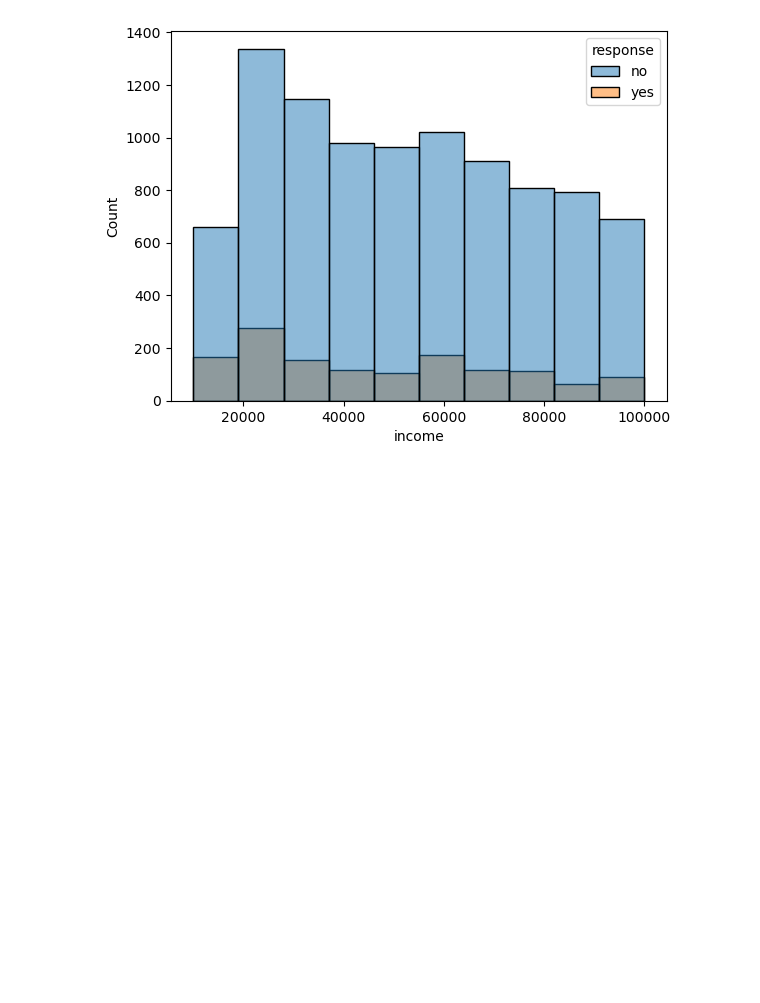
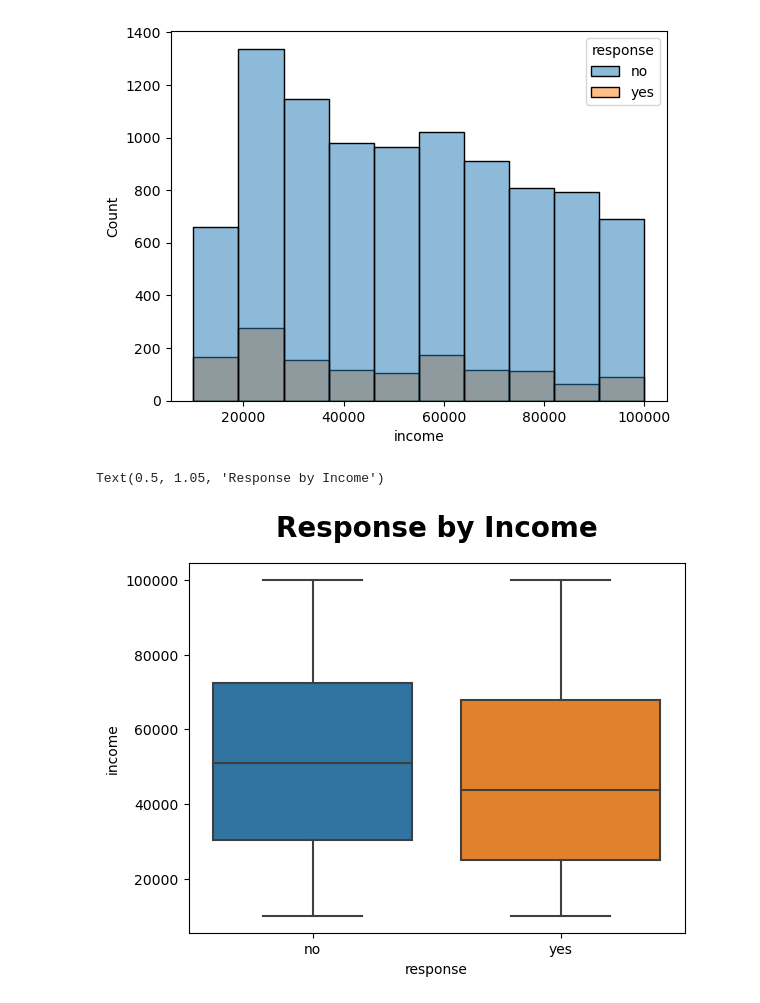
Before and after one commit to dablancog/Angelica_Ironhack_Labs, a Jupyter notebook: Week_2/Angelica_Week2_Activity3_and_4.ipynb, the cells around one changed output. Cells and saved outputs as stored; diff of their text form; code cells hidden in the pictures; blank space fills up the shorter version.

```diff
--- a/Week_2/Angelica_Week2_Activity3_and_4.ipynb
+++ b/Week_2/Angelica_Week2_Activity3_and_4.ipynb
@@ -244,3 +252,9 @@ sns.histplot(x = numericals['income'], hue = categoricals['response'], bins = 10
 # %% [output]
 <AxesSubplot:xlabel='income', ylabel='Count'>
 [figure]
+# %%
+sns.boxplot(x='response', y = 'income', data = customer_df)
+plt.title('Response by Income', size='20', fontweight='bold', y = 1.05)
+# %% [output]
+Text(0.5, 1.05, 'Response by Income')
+[figure, added]
```
Also changed, not shown: parts of 2 cells of this notebook.
